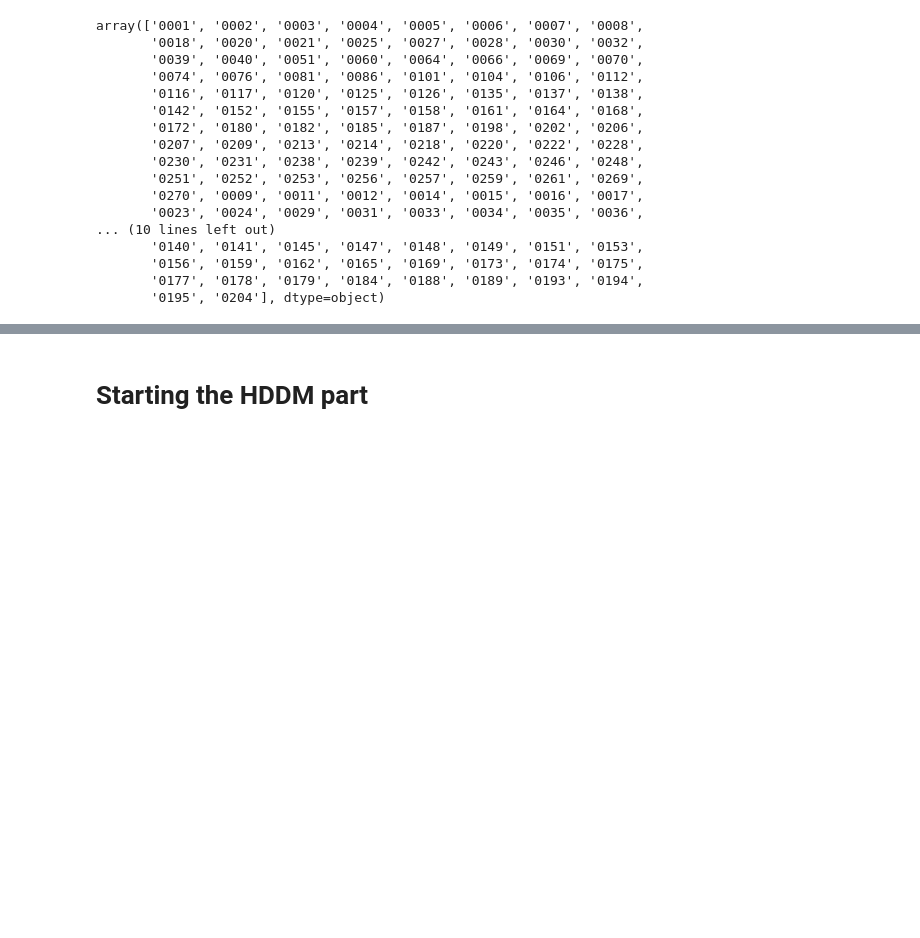
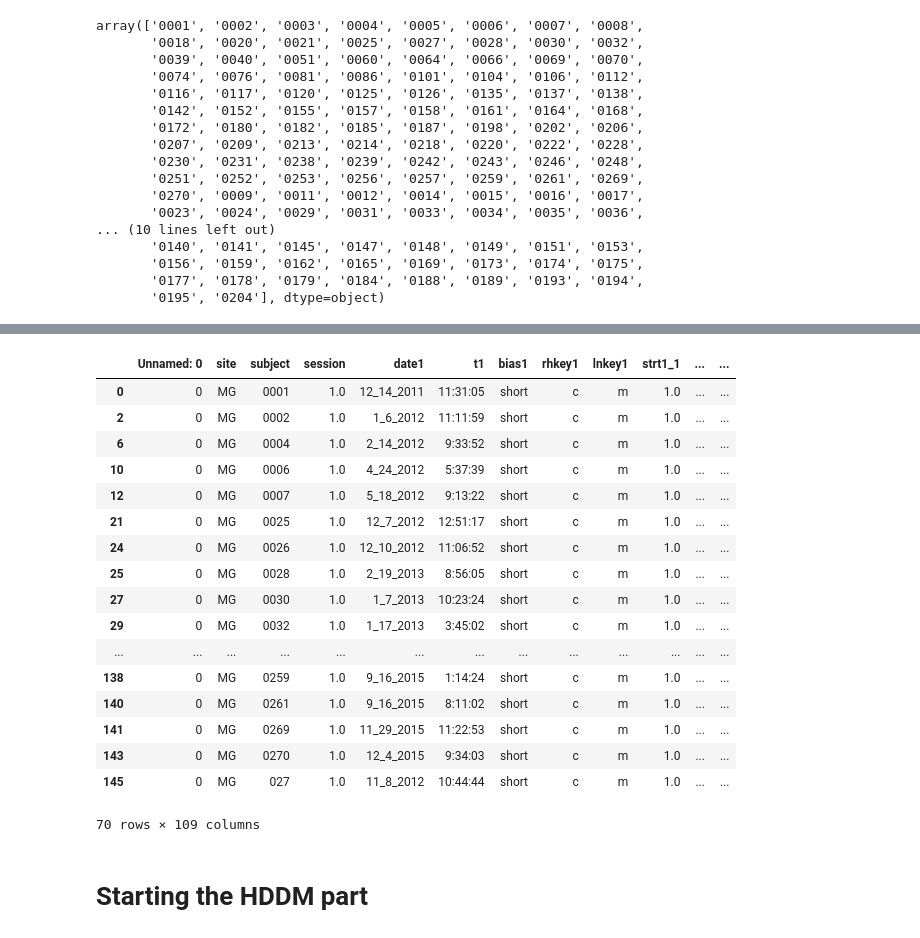
Before and after one commit to vlawlor/EMBARC-PRT, a Jupyter notebook: PRT_Prettier.ipynb, the cells around one changed output, grey strips where cells are left out. Drawn from its saved outputs; the diff is of its cells as text; code cells hidden in the pictures; blank space fills up the shorter version.

Commit message:
added some standard analysis stuff

```diff
--- a/PRT_Prettier.ipynb
+++ b/PRT_Prettier.ipynb
@@ -268,0 +343,25 @@ df_reuse.to_csv('embarc_compact_' + today+ '.csv')
+# %%
+# NOT FINISHED
+# See comments above for this cell
+
+df_nystand = pd.read_csv('/Users/'+ uname +'/Work/Expts/EMBARC/Data/PRT/StandardNew_York.csv', dtype={'subject':str})
+df_massstand.subject = df_massstand.subject.str.zfill(4)
+df_nystand['ProjectSpecificID'] =  'CU' + df_nystand.subject
+df_group = pd.read_csv('groups.csv',encoding="latin-1")
+df_group = df_group[np.isfinite(df_group['feasibility'])]
+df_group = df_group.loc[df_group['feasibility'] != 2]
+df_all = df_nystand.merge(df_group, how='outer')
+df_all = df_all.loc[df_all['PRT_QC_Status'] == 1]
+df_all = df_all[np.isfinite(df_all['feasibility'])]
+df_all = df_all[np.isfinite(df_all['PRT_QC_Status'])]
+# SEE BELOW NOTES--We don't want to include the second date for the two (the dates here are unique to that participant)
+df_all = df_all.loc[df_all['date1'] != '6_6_2012']
+df_all = df_all.loc[df_all['date1'] != '5_24_2012'] #now we're down to 89...
+df_all.to_csv('nyplusgroup.csv')
+df_nyfirstsess = df_all.loc[df_all['session'] == '1']
+df_nyfirstsess.to_csv('ny_plusgroup_firstsession.csv')
+
+#df_nyfirstsess.count() #We included 4 more than christian (we have 91 he has 84)
+#df_nyfirstsess.ProjectSpecificID.nunique() # we again have some duplicates
+#df_unique = df_nyfirstsess[df_nyfirstsess.duplicated(['ProjectSpecificID'],keep=False)] #which could they be?
+#df_unique # we have two duplicates...
@@ -269,3 +374,26 @@ df_reuse.to_csv('embarc_compact_' + today+ '.csv')
+# %%
+df = df_massstand.loc[df_massstand['session'] == 1.0]
+df_mafirstsess = df.loc[df['PRT_QC_Status'] == 1.0]
+df_mafirstsess
+# %% [output]
+|  | Unnamed: 0 | site | subject | session | date1 | t1 | bias1 | rhkey1 | lnkey1 | strt1_1 | ... | ... |
+| 0 | 0 | MG | 0001 | 1.0 | 12_14_2011 | 11:31:05 | short | c | m | 1.0 | ... | ... |
+| 2 | 0 | MG | 0002 | 1.0 | 1_6_2012 | 11:11:59 | short | c | m | 1.0 | ... | ... |
+| 6 | 0 | MG | 0004 | 1.0 | 2_14_2012 | 9:33:52 | short | c | m | 1.0 | ... | ... |
+| 10 | 0 | MG | 0006 | 1.0 | 4_24_2012 | 5:37:39 | short | c | m | 1.0 | ... | ... |
+| 12 | 0 | MG | 0007 | 1.0 | 5_18_2012 | 9:13:22 | short | c | m | 1.0 | ... | ... |
+| 21 | 0 | MG | 0025 | 1.0 | 12_7_2012 | 12:51:17 | short | c | m | 1.0 | ... | ... |
+| 24 | 0 | MG | 0026 | 1.0 | 12_10_2012 | 11:06:52 | short | c | m | 1.0 | ... | ... |
+| 25 | 0 | MG | 0028 | 1.0 | 2_19_2013 | 8:56:05 | short | c | m | 1.0 | ... | ... |
+| 27 | 0 | MG | 0030 | 1.0 | 1_7_2013 | 10:23:24 | short | c | m | 1.0 | ... | ... |
+| 29 | 0 | MG | 0032 | 1.0 | 1_17_2013 | 3:45:02 | short | c | m | 1.0 | ... | ... |
+| ... | ... | ... | ... | ... | ... | ... | ... | ... | ... | ... | ... | ... |
+| 138 | 0 | MG | 0259 | 1.0 | 9_16_2015 | 1:14:24 | short | c | m | 1.0 | ... | ... |
+| 140 | 0 | MG | 0261 | 1.0 | 9_16_2015 | 8:11:02 | short | c | m | 1.0 | ... | ... |
+| 141 | 0 | MG | 0269 | 1.0 | 11_29_2015 | 11:22:53 | short | c | m | 1.0 | ... | ... |
+| 143 | 0 | MG | 0270 | 1.0 | 12_4_2015 | 9:34:03 | short | c | m | 1.0 | ... | ... |
+| 145 | 0 | MG | 027 | 1.0 | 11_8_2012 | 10:44:44 | short | c | m | 1.0 | ... | ... |
+70 rows × 109 columns
 # %% [markdown]
  # Starting the HDDM part
 # %%
```
Also changed, not shown: parts of 7 cells of this notebook.
